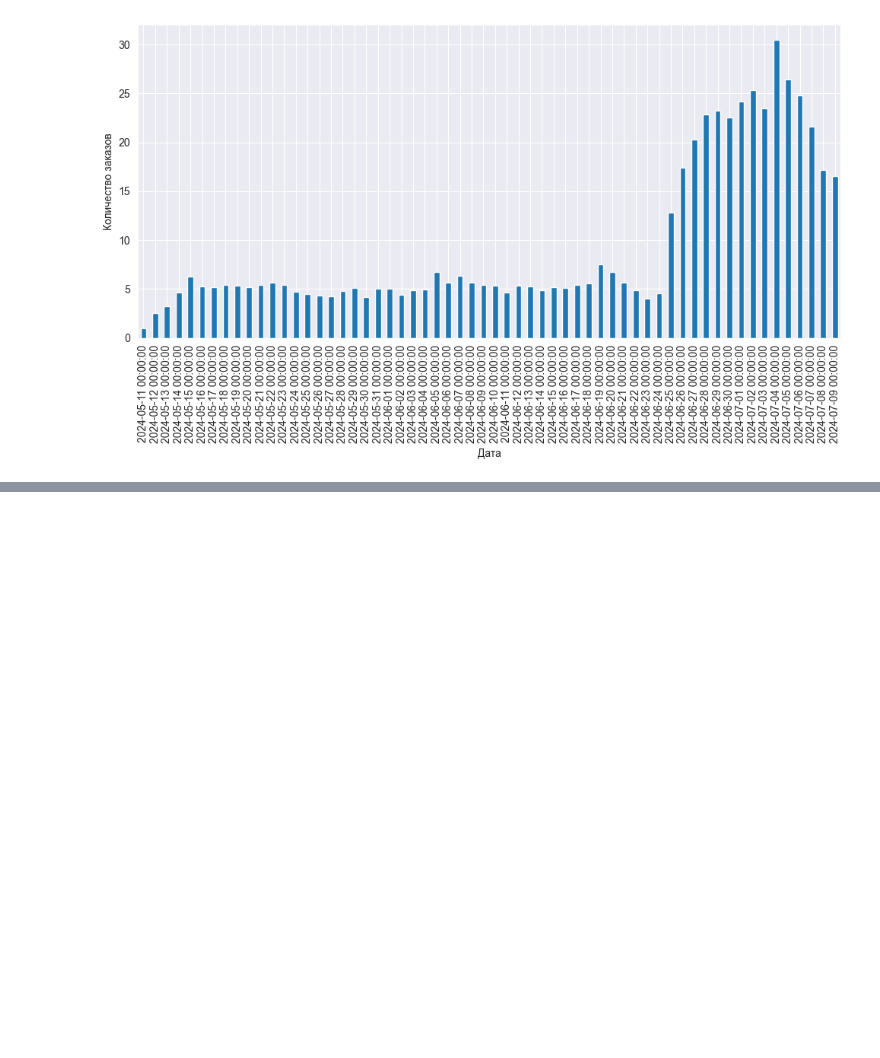
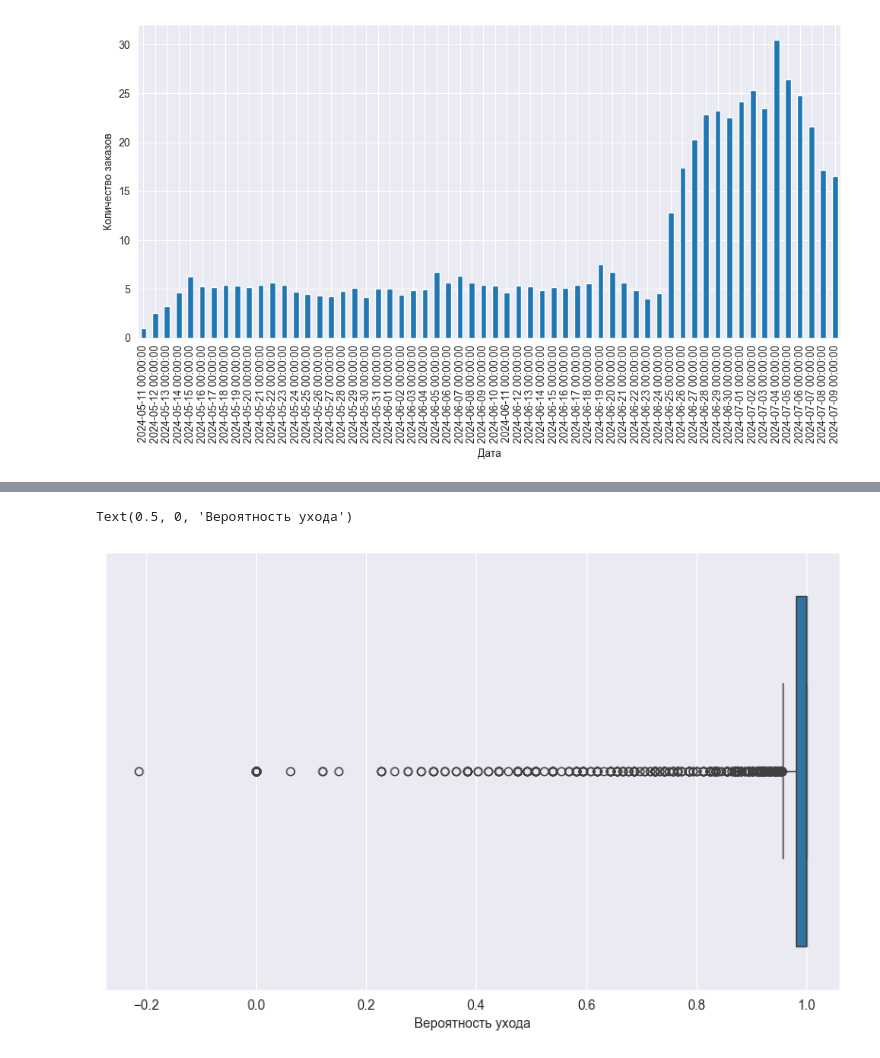
Before and after one commit to Merzlikin-Matvey/hackathon-13.07.2024, a Jupyter notebook: src/new.ipynb, the cells around one changed output, grey strips where cells are left out. Saved outputs shown, nothing was run; the diff lists cells and outputs as text; code cells hidden in the pictures; blank space fills up the shorter version.

```diff
--- a/src/new.ipynb
+++ b/src/new.ipynb
@@ -459,0 +510,3 @@ plt.show()
+# %%
+df['probability_of_left'] = 1 - np.exp(-df['time_delta_days'] * df['frequency'])
+df['probability_of_left']
@@ -459,0 +526,8 @@ plt.show()
+# %%
+# Псотроим боксплот df['probability_of_left']
+plt.figure(figsize=(10, 6))
+sns.boxplot(x='probability_of_left', data=df)
+plt.xlabel('Вероятность ухода')
+# %% [output]
+Text(0.5, 0, 'Вероятность ухода')
+[figure, added]
```
Also changed, not shown: parts of 15 cells of this notebook, 1 other file.
